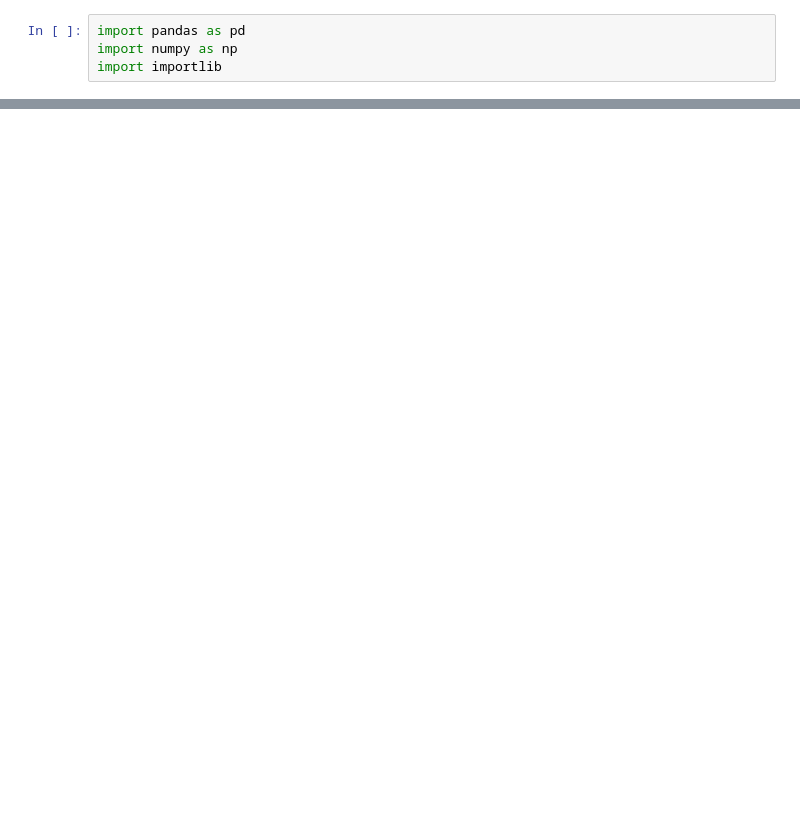
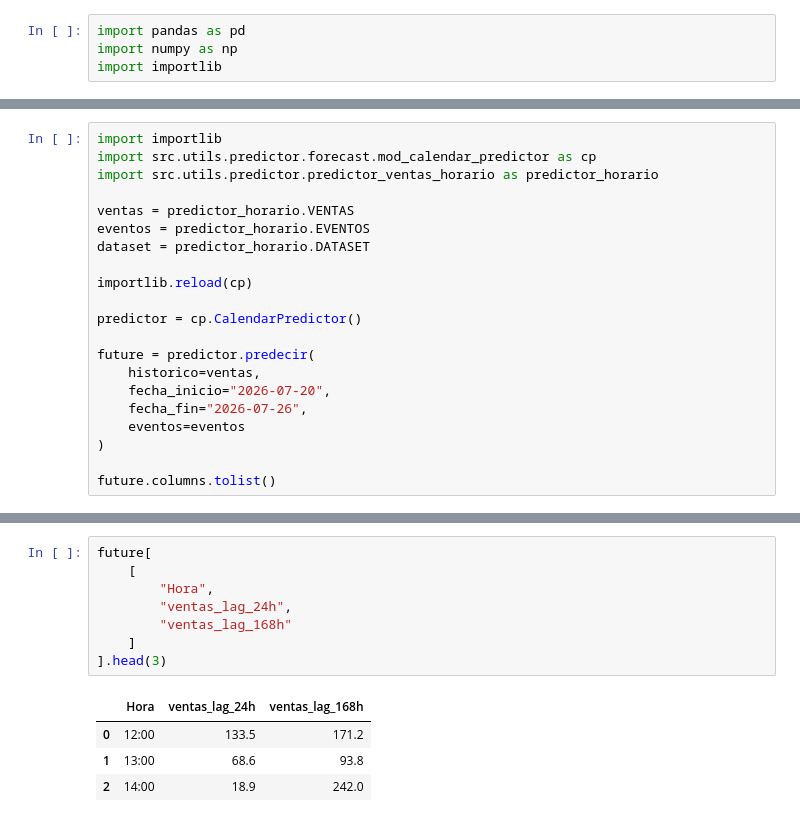
Before and after one commit to jaimeteranr/TFM, a Jupyter notebook: src/notebooks/pruebas_schedulers.ipynb, the cells around one changed output, grey strips where cells are left out. Saved outputs shown, nothing was run; the diff lists cells and outputs as text; blank space fills up the shorter version.

Commit message:
Comentarios y predicctor en funcionamiento con prevision de ventas

```diff
--- a/src/notebooks/pruebas_schedulers.ipynb
+++ b/src/notebooks/pruebas_schedulers.ipynb
@@ -128,0 +285,21 @@ ANÁLISIS GRÁFICO
+# %%
+import importlib
+import src.utils.predictor.forecast.mod_calendar_predictor as cp
+import src.utils.predictor.predictor_ventas_horario as predictor_horario
+
+ventas = predictor_horario.VENTAS
+eventos = predictor_horario.EVENTOS
+dataset = predictor_horario.DATASET
+
+importlib.reload(cp)
+
+predictor = cp.CalendarPredictor()
+
+future = predictor.predecir(
+    historico=ventas,
+    fecha_inicio="2026-07-20",
+    fecha_fin="2026-07-26",
+    eventos=eventos
+)
+
+future.columns.tolist()
@@ -128,0 +341,13 @@ ANÁLISIS GRÁFICO
+# %%
+future[
+    [
+        "Hora",
+        "ventas_lag_24h",
+        "ventas_lag_168h"
+    ]
+].head(3)
+# %% [output]
+|  | Hora | ventas_lag_24h | ventas_lag_168h |
+| 0 | 12:00 | 133.5 | 171.2 |
+| 1 | 13:00 | 68.6 | 93.8 |
+| 2 | 14:00 | 18.9 | 242.0 |
```
Also changed, not shown: parts of 11 cells of this notebook, 55 other files.
